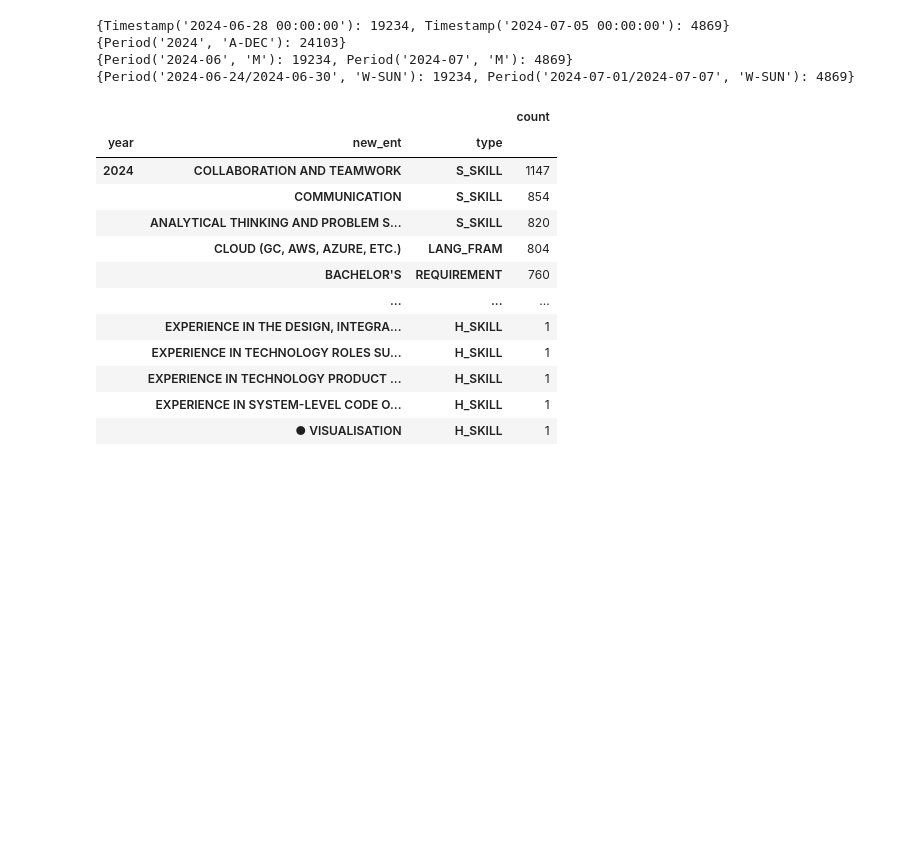
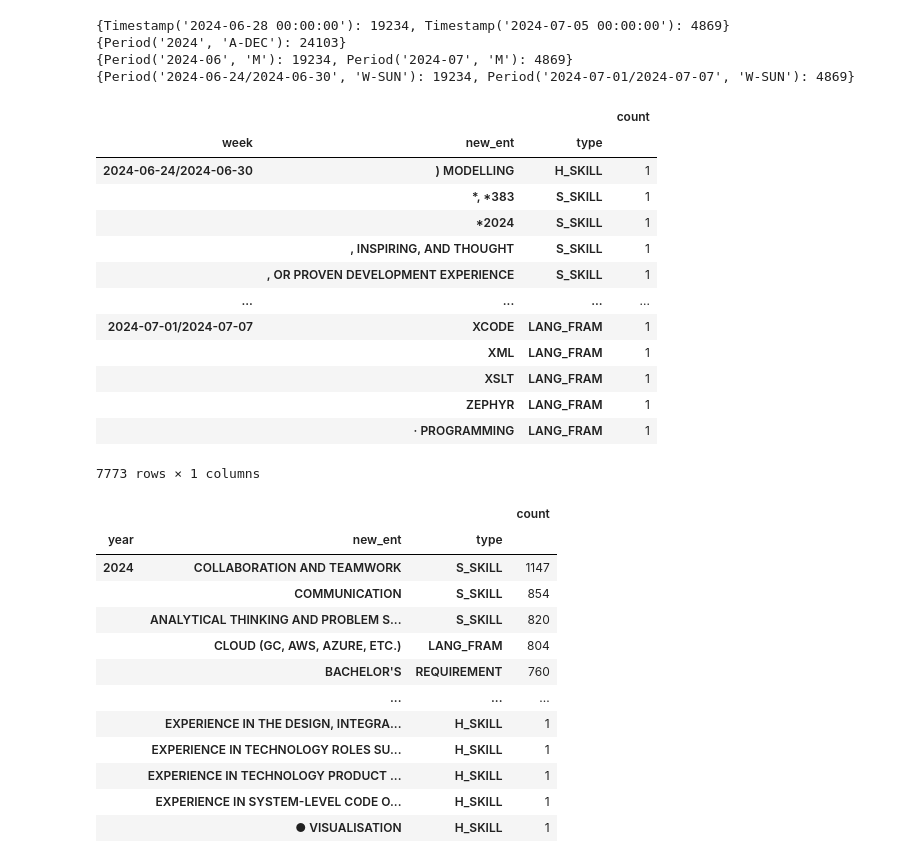
Before and after one commit to J1Walters/msc-project, a Jupyter notebook: notebooks/trend_extraction.ipynb, the cells around one changed output. Cells and saved outputs as stored; diff of their text form; code cells hidden in the pictures; blank space fills up the shorter version.

```diff
--- a/notebooks/trend_extraction.ipynb
+++ b/notebooks/trend_extraction.ipynb
@@ -42,6 +42,23 @@ print(week_totals)
 year_counts = df[['year', 'new_ent', 'type']].value_counts()
 month_counts = df[['month', 'new_ent', 'type']].value_counts()
 week_counts = df[['week', 'new_ent', 'type']].value_counts()
+# %%
+pd.DataFrame(week_counts).sort_index()
+# %% [output]
+|  |  |  | count |
+| week | new_ent | type |  |
+| 2024-06-24/2024-06-30 | ) MODELLING | H_SKILL | 1 |
+|  | *, *383 | S_SKILL | 1 |
+|  | *2024 | S_SKILL | 1 |
+|  | , INSPIRING, AND THOUGHT | S_SKILL | 1 |
+|  | , OR PROVEN DEVELOPMENT EXPERIENCE | S_SKILL | 1 |
+| ... | ... | ... | ... |
+| 2024-07-01/2024-07-07 | XCODE | LANG_FRAM | 1 |
+|  | XML | LANG_FRAM | 1 |
+|  | XSLT | LANG_FRAM | 1 |
+|  | ZEPHYR | LANG_FRAM | 1 |
+|  | · PROGRAMMING | LANG_FRAM | 1 |
+7773 rows × 1 columns
 # %%
 pd.DataFrame(year_counts)
 # %% [output]
```
Also changed, not shown: parts of 7 cells of this notebook.
